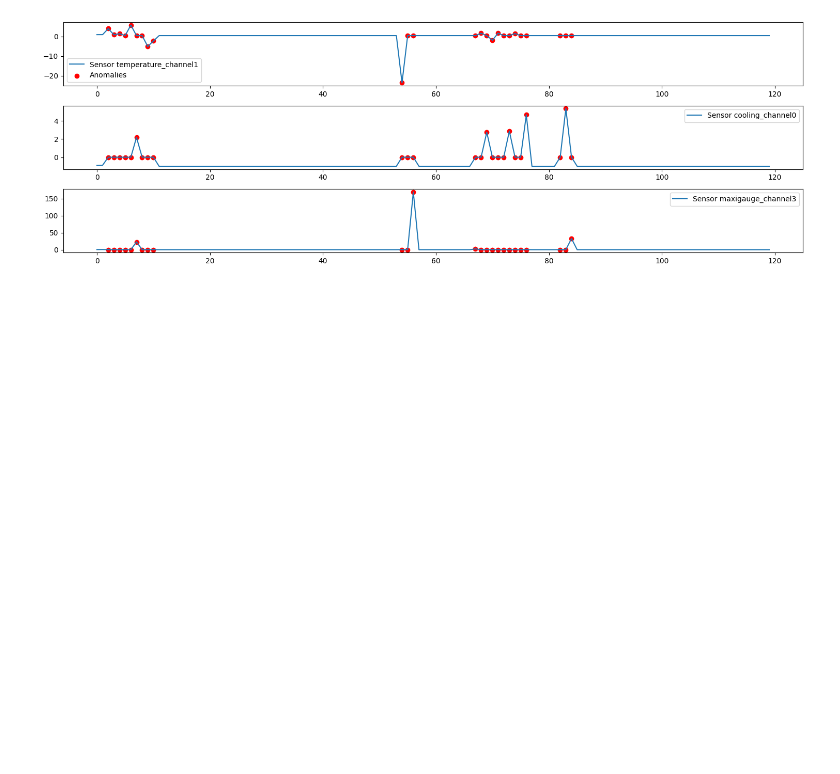
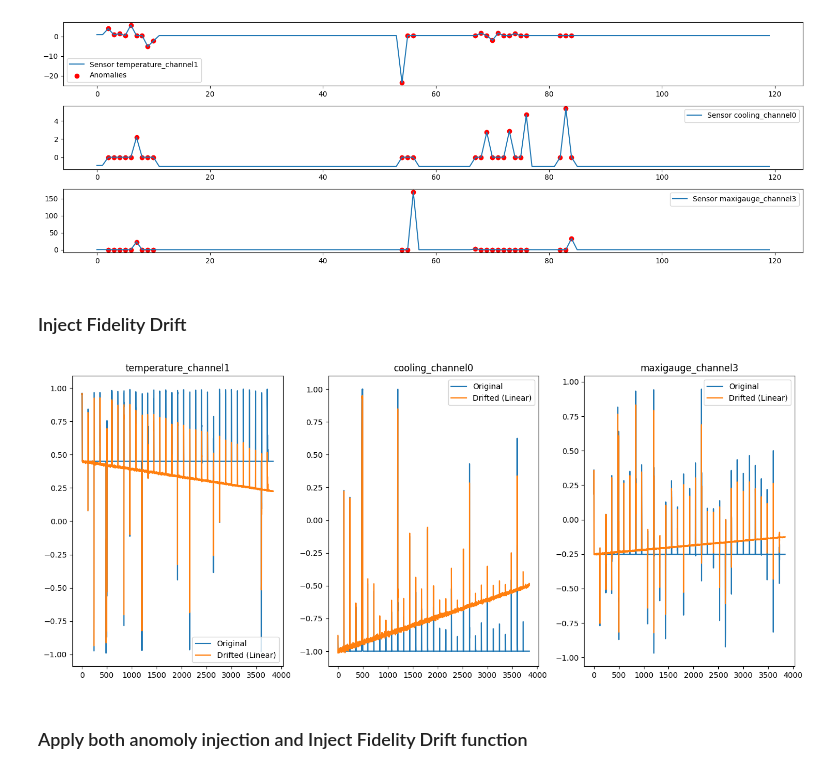
Before and after one commit to capstone-2420-0024/Intelligent-Hybrid-Quantum-Classical-Computing-Resource-Management-System, a Jupyter notebook: Simulation for sensor data/Creating an Anomaly Injection Function Based on Channel Physical Properties and Relationships.ipynb, the cells around one changed output. Cells and saved outputs as stored; diff of their text form; code cells hidden in the pictures; blank space fills up the shorter version.

Commit message:
add Inject Fidelity Drift function and apply anomoly injection function tgt into synthetic data

```diff
--- a/Simulation for sensor data/Creating an Anomaly Injection Function Based on Channel Physical Properties and Relationships.ipynb
+++ b/Simulation for sensor data/Creating an Anomaly Injection Function Based on Channel Physical Properties and Relationships.ipynb
@@ -196,3 +200,5 @@ plt.show()
 数据形状: (32, 120, 3)
 异常比例: 14.32%
 [figure]
+# %% [markdown]
+### Inject Fidelity Drift
@@ -198,0 +237,24 @@ plt.show()
+# %%
+# Assume df_synthetic is your sensor data with shape [3840, 3] (32 hours × 120 points)
+df_linear_drifted = inject_linear_fidelity_drift(
+    df=df_synthetic,
+    total_points=len(df_synthetic),
+    min_fidelity=0.5,  # final signal strength is 50%
+    random_seed=42
+)
+# %%
+import matplotlib.pyplot as plt
+
+plt.figure(figsize=(14, 6))
+for i, col in enumerate(df_synthetic.columns):
+    plt.subplot(1, 3, i+1)
+    plt.plot(df_synthetic.iloc[:, i], label='Original')
+    plt.plot(df_linear_drifted.iloc[:, i], label='Drifted (Linear)')
+    plt.title(col)
+    plt.legend()
+plt.tight_layout()
+plt.show()
+# %% [output]
+[figure, added]
+# %% [markdown]
+### Apply both anomoly injection and Inject Fidelity Drift function
```
Also changed, not shown: parts of 6 cells of this notebook.
